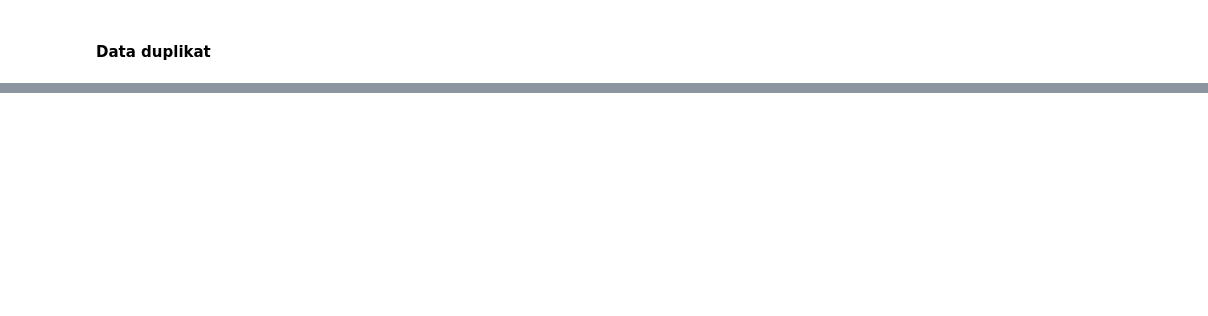
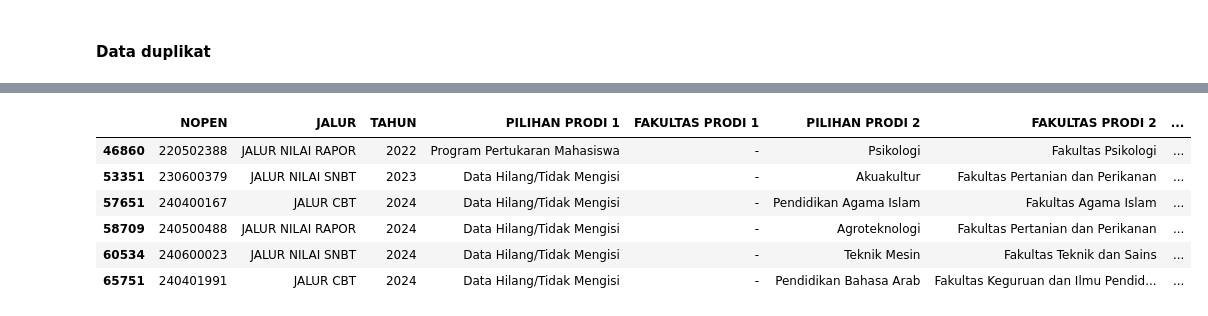
Before and after one commit to dhikaramadhansaputra/Full_Project_Data_Analyst, a Jupyter notebook: Tren Penerimaan MABA UMP 2014 - 2024/worksheet/pre-processing.ipynb, the cells around one changed output, grey strips where cells are left out. Drawn from its saved outputs; the diff is of its cells as text; code cells hidden in the pictures; blank space fills up the shorter version.

```diff
--- a/Tren Penerimaan MABA UMP 2014 - 2024/worksheet/pre-processing.ipynb
+++ b/Tren Penerimaan MABA UMP 2014 - 2024/worksheet/pre-processing.ipynb
@@ -613,0 +601,3 @@ df.head()
+# %%
+# menghapus duplikat
+df.drop_duplicates(inplace=True)
@@ -613,0 +623,3 @@ df.head()
+# %%
+# merubah missing values menjadi "Data hilang"
+df['PILIHAN PRODI 1'].fillna("Data Hilang/Tidak Mengisi", inplace=True)
@@ -613,0 +643,3 @@ df.head()
+# %%
+# mengubah distribusi data dari '-' menjadi 'Data Hilang/Tidak Mengisi'
+df['PILIHAN PRODI 1'].replace('-', 'Data Hilang/Tidak Mengisi', inplace=True)
@@ -613,0 +673,14 @@ df.head()
+# %%
+# merubah missing values menjadi "Data hilang"
+df['FAKULTAS PRODI 1'].fillna("Data Hilang/Tidak Mengisi", inplace=True)
+# %%
+# mengecek distribusi data '-'
+df[df['FAKULTAS PRODI 1']=='-']
+# %% [output]
+|  | NOPEN | JALUR | TAHUN | PILIHAN PRODI 1 | FAKULTAS PRODI 1 | PILIHAN PRODI 2 | FAKULTAS PRODI 2 | ... |
+| 46860 | 220502388 | JALUR NILAI RAPOR | 2022 | Program Pertukaran Mahasiswa | - | Psikologi | Fakultas Psikologi | ... |
+| 53351 | 230600379 | JALUR NILAI SNBT | 2023 | Data Hilang/Tidak Mengisi | - | Akuakultur | Fakultas Pertanian dan Perikanan | ... |
+| 57651 | 240400167 | JALUR CBT | 2024 | Data Hilang/Tidak Mengisi | - | Pendidikan Agama Islam | Fakultas Agama Islam | ... |
+| 58709 | 240500488 | JALUR NILAI RAPOR | 2024 | Data Hilang/Tidak Mengisi | - | Agroteknologi | Fakultas Pertanian dan Perikanan | ... |
+| 60534 | 240600023 | JALUR NILAI SNBT | 2024 | Data Hilang/Tidak Mengisi | - | Teknik Mesin | Fakultas Teknik dan Sains | ... |
+| 65751 | 240401991 | JALUR CBT | 2024 | Data Hilang/Tidak Mengisi | - | Pendidikan Bahasa Arab | Fakultas Keguruan dan Ilmu Pendid... | ... |
```
Also changed, not shown: parts of 41 cells of this notebook, 3 other files.
